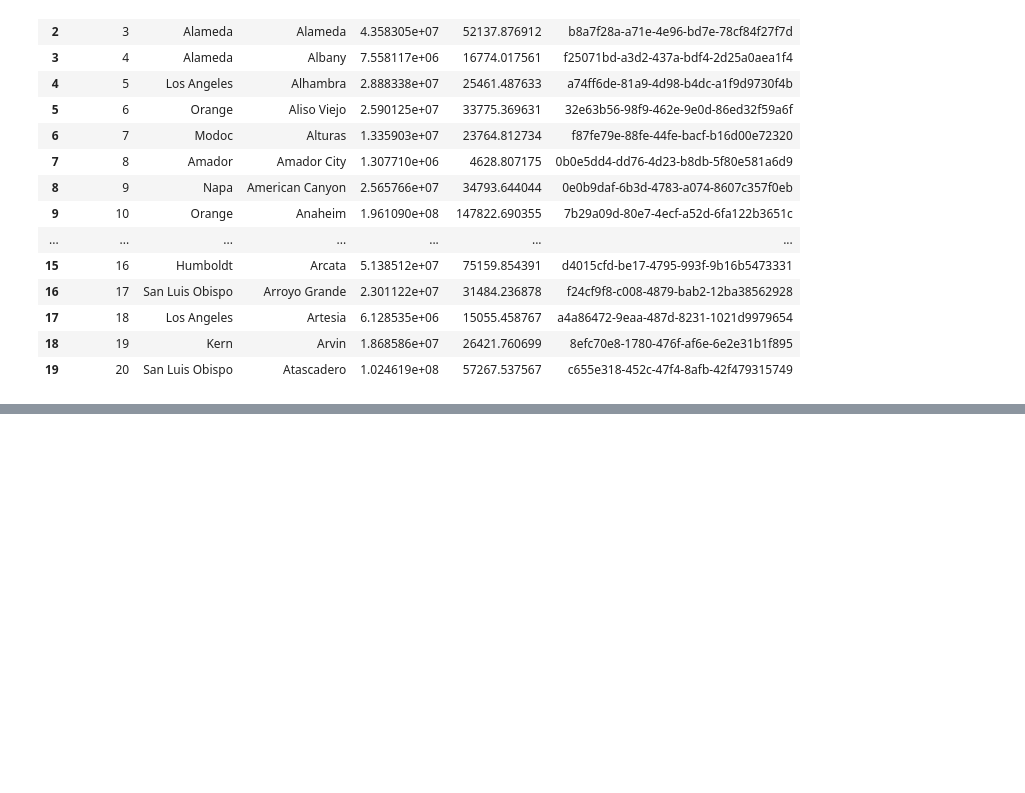
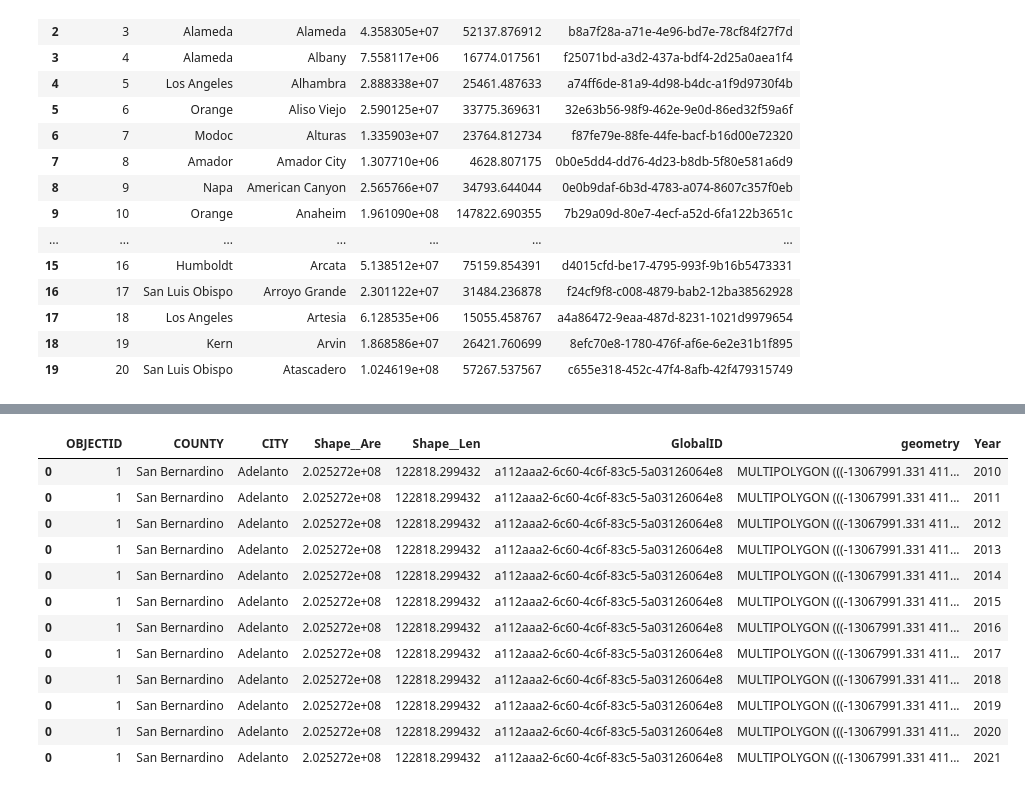
Before and after one commit to SarahEGood/ca_city_density, a Jupyter notebook: data_preparation.ipynb, the cells around one changed output, grey strips where cells are left out. Cells and saved outputs as stored; diff of their text form; code cells hidden in the pictures; blank space fills up the shorter version.

```diff
--- a/data_preparation.ipynb
+++ b/data_preparation.ipynb
@@ -85 +137,17 @@ df_shp.head(20)
+# %%
+df_shp[df_shp.CITY.str.contains('Adelanto')]
+# %% [output]
+|  | OBJECTID | COUNTY | CITY | Shape__Are | Shape__Len | GlobalID | geometry | Year |
+| 0 | 1 | San Bernardino | Adelanto | 2.025272e+08 | 122818.299432 | a112aaa2-6c60-4c6f-83c5-5a03126064e8 | MULTIPOLYGON (((-13067991.331 411... | 2010 |
+| 0 | 1 | San Bernardino | Adelanto | 2.025272e+08 | 122818.299432 | a112aaa2-6c60-4c6f-83c5-5a03126064e8 | MULTIPOLYGON (((-13067991.331 411... | 2011 |
+| 0 | 1 | San Bernardino | Adelanto | 2.025272e+08 | 122818.299432 | a112aaa2-6c60-4c6f-83c5-5a03126064e8 | MULTIPOLYGON (((-13067991.331 411... | 2012 |
+| 0 | 1 | San Bernardino | Adelanto | 2.025272e+08 | 122818.299432 | a112aaa2-6c60-4c6f-83c5-5a03126064e8 | MULTIPOLYGON (((-13067991.331 411... | 2013 |
+| 0 | 1 | San Bernardino | Adelanto | 2.025272e+08 | 122818.299432 | a112aaa2-6c60-4c6f-83c5-5a03126064e8 | MULTIPOLYGON (((-13067991.331 411... | 2014 |
+| 0 | 1 | San Bernardino | Adelanto | 2.025272e+08 | 122818.299432 | a112aaa2-6c60-4c6f-83c5-5a03126064e8 | MULTIPOLYGON (((-13067991.331 411... | 2015 |
+| 0 | 1 | San Bernardino | Adelanto | 2.025272e+08 | 122818.299432 | a112aaa2-6c60-4c6f-83c5-5a03126064e8 | MULTIPOLYGON (((-13067991.331 411... | 2016 |
+| 0 | 1 | San Bernardino | Adelanto | 2.025272e+08 | 122818.299432 | a112aaa2-6c60-4c6f-83c5-5a03126064e8 | MULTIPOLYGON (((-13067991.331 411... | 2017 |
+| 0 | 1 | San Bernardino | Adelanto | 2.025272e+08 | 122818.299432 | a112aaa2-6c60-4c6f-83c5-5a03126064e8 | MULTIPOLYGON (((-13067991.331 411... | 2018 |
+| 0 | 1 | San Bernardino | Adelanto | 2.025272e+08 | 122818.299432 | a112aaa2-6c60-4c6f-83c5-5a03126064e8 | MULTIPOLYGON (((-13067991.331 411... | 2019 |
+| 0 | 1 | San Bernardino | Adelanto | 2.025272e+08 | 122818.299432 | a112aaa2-6c60-4c6f-83c5-5a03126064e8 | MULTIPOLYGON (((-13067991.331 411... | 2020 |
+| 0 | 1 | San Bernardino | Adelanto | 2.025272e+08 | 122818.299432 | a112aaa2-6c60-4c6f-83c5-5a03126064e8 | MULTIPOLYGON (((-13067991.331 411... | 2021 |
 # %%
```
Also changed, not shown: parts of 8 cells of this notebook, 8 other files.
